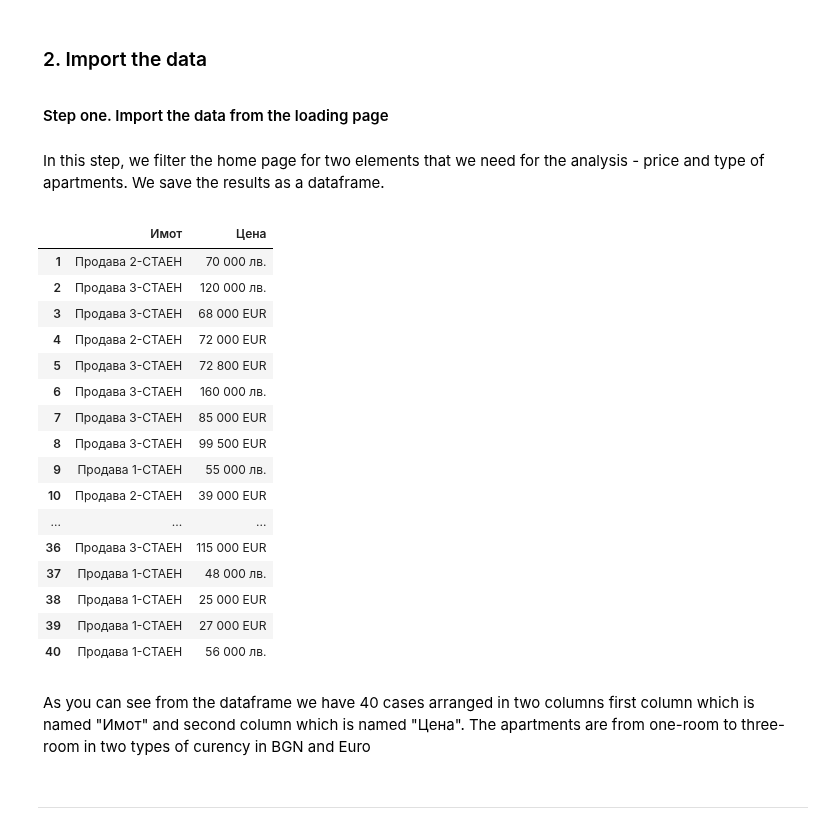
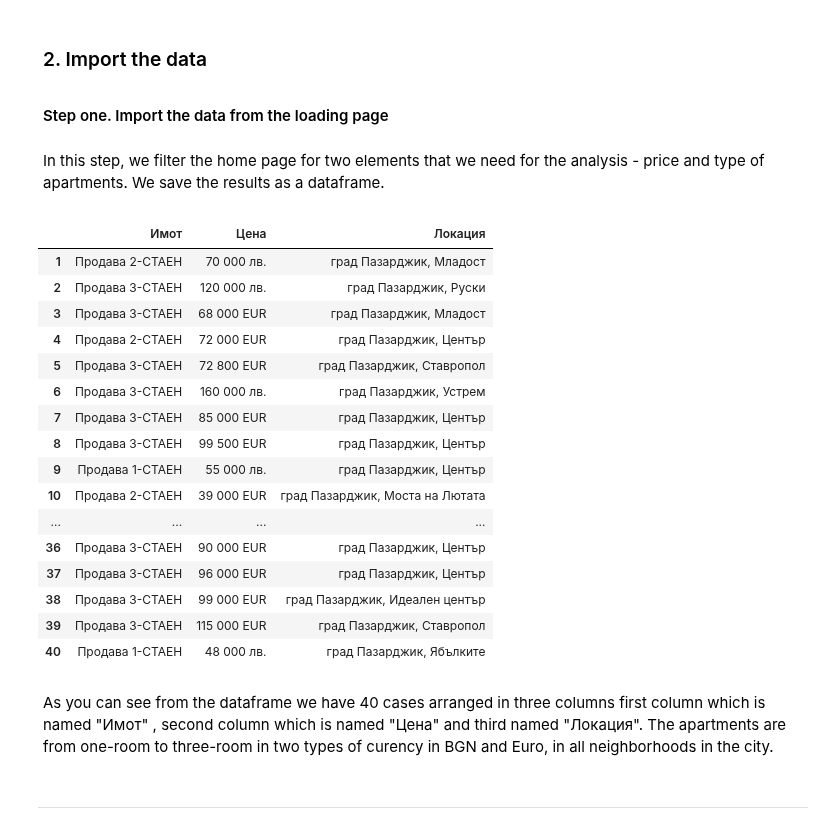
Before and after one commit to StefanRaychev/Web-scraping-and-data-analysis-of-estate-market, a Jupyter notebook: Scraping.ipynb, the cells around one changed output. Saved outputs shown, nothing was run; the diff lists cells and outputs as text; code cells hidden in the pictures.

```diff
--- a/Scraping.ipynb
+++ b/Scraping.ipynb
@@ -74,44 +74,44 @@ for line in html_lines[:num_lines_to_print]:
 # %%
 estate_collection_first = {}
 
 URL_imotibg_first_page = "https://www.imot.bg/pcgi/imot.cgi?act=3&slink=9bhxh7&f1=1"
 loading_page_imoti = requests.get(URL_imotibg_first_page)
 
 soup_loading_page = BeautifulSoup(loading_page_imoti.content, 'html.parser')
 
 price_elements_loading_page = soup_loading_page.find_all('div', class_='price')
 type_elements_loading_page = soup_loading_page.find_all('a', class_='lnk1')
 location_elements_loading_page = soup_loading_page.find_all('a', class_='lnk2')
 
 for p, t, l in zip(p_elements_loading_page, type_elements_loading_page, location_elements_loading_page):
     estate_collection_first.setdefault('Имот', []).append(t.text.strip())
     estate_collection_first.setdefault('Цена', []).append(p.text.strip())
-    estate_collection_first.setdefault('Lo', []).append(p.text.strip())
+    estate_collection_first.setdefault('Локация', []).append(l.text.strip())
 
 # Create the DataFrame from the accumulated data
 df_estate_collection_first = pd.DataFrame(estate_collection_first)
 df_estate_collection_first.index = df_estate_collection_first.index + 1
 df_estate_collection_first
 # %% [output]
-|  | Имот | Цена |
-| 1 | Продава 2-СТАЕН | 70 000 лв. |
-| 2 | Продава 3-СТАЕН | 120 000 лв. |
-| 3 | Продава 3-СТАЕН | 68 000 EUR |
-| 4 | Продава 2-СТАЕН | 72 000 EUR |
-| 5 | Продава 3-СТАЕН | 72 800 EUR |
-| 6 | Продава 3-СТАЕН | 160 000 лв. |
-| 7 | Продава 3-СТАЕН | 85 000 EUR |
-| 8 | Продава 3-СТАЕН | 99 500 EUR |
-| 9 | Продава 1-СТАЕН | 55 000 лв. |
-| 10 | Продава 2-СТАЕН | 39 000 EUR |
-| ... | ... | ... |
-| 36 | Продава 3-СТАЕН | 115 000 EUR |
-| 37 | Продава 1-СТАЕН | 48 000 лв. |
-| 38 | Продава 1-СТАЕН | 25 000 EUR |
-| 39 | Продава 1-СТАЕН | 27 000 EUR |
-| 40 | Продава 1-СТАЕН | 56 000 лв. |
+|  | Имот | Цена | Локация |
+| 1 | Продава 2-СТАЕН | 70 000 лв. | град Пазарджик, Младост |
+| 2 | Продава 3-СТАЕН | 120 000 лв. | град Пазарджик, Руски |
+| 3 | Продава 3-СТАЕН | 68 000 EUR | град Пазарджик, Младост |
+| 4 | Продава 2-СТАЕН | 72 000 EUR | град Пазарджик, Център |
+| 5 | Продава 3-СТАЕН | 72 800 EUR | град Пазарджик, Ставропол |
+| 6 | Продава 3-СТАЕН | 160 000 лв. | град Пазарджик, Устрем |
+| 7 | Продава 3-СТАЕН | 85 000 EUR | град Пазарджик, Център |
+| 8 | Продава 3-СТАЕН | 99 500 EUR | град Пазарджик, Център |
+| 9 | Продава 1-СТАЕН | 55 000 лв. | град Пазарджик, Център |
+| 10 | Продава 2-СТАЕН | 39 000 EUR | град Пазарджик, Моста на Лютата |
+| ... | ... | ... | ... |
+| 36 | Продава 3-СТАЕН | 90 000 EUR | град Пазарджик, Център |
+| 37 | Продава 3-СТАЕН | 96 000 EUR | град Пазарджик, Център |
+| 38 | Продава 3-СТАЕН | 99 000 EUR | град Пазарджик, Идеален център |
+| 39 | Продава 3-СТАЕН | 115 000 EUR | град Пазарджик, Ставропол |
+| 40 | Продава 1-СТАЕН | 48 000 лв. | град Пазарджик, Ябълките |
 # %% [markdown]
-<p style="color:black; background-color:white; padding:5px;">As you can see from the dataframe we have 40 cases arranged in two columns first column which is named "Имот" and second column which is named "Цена". The apartments are from one-room to three-room in two types of curency in BGN and Euro</p>
+<p style="color:black; background-color:white; padding:5px;">As you can see from the dataframe we have 40 cases arranged in three columns first column which is named "Имот" , second column which is named "Цена" and third named "Локация". The apartments are from one-room to three-room in two types of curency in BGN and Euro, in all neighborhoods in the city.</p>
 # %% [markdown]
 ---
 # %% [markdown]
```
Also changed, not shown: parts of 6 cells of this notebook.
